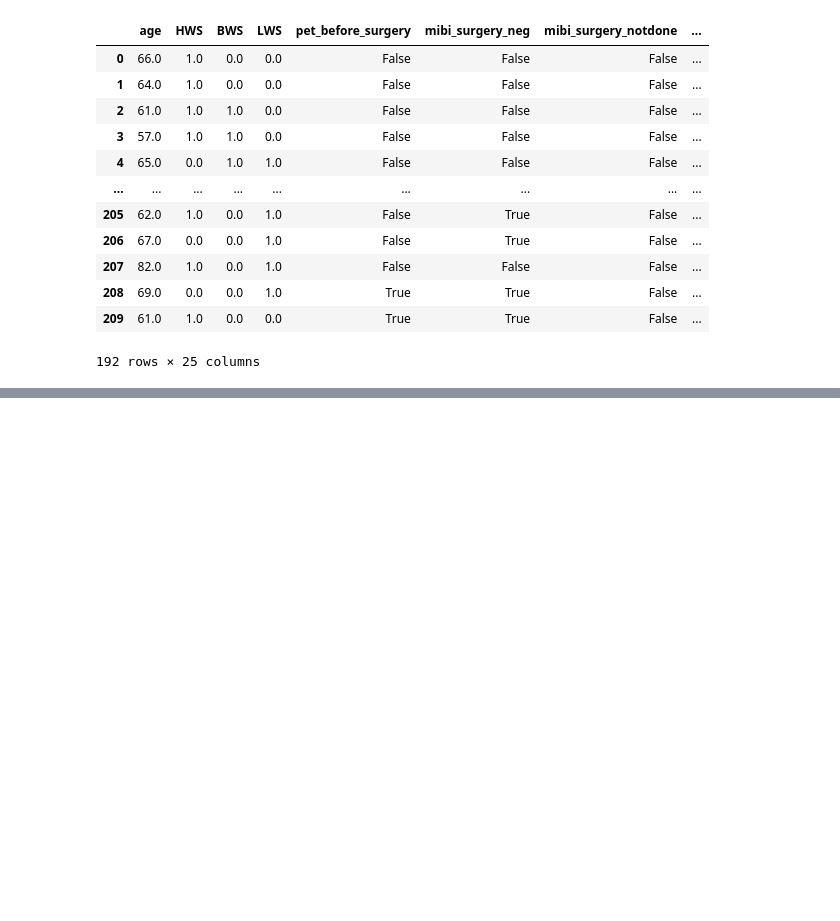
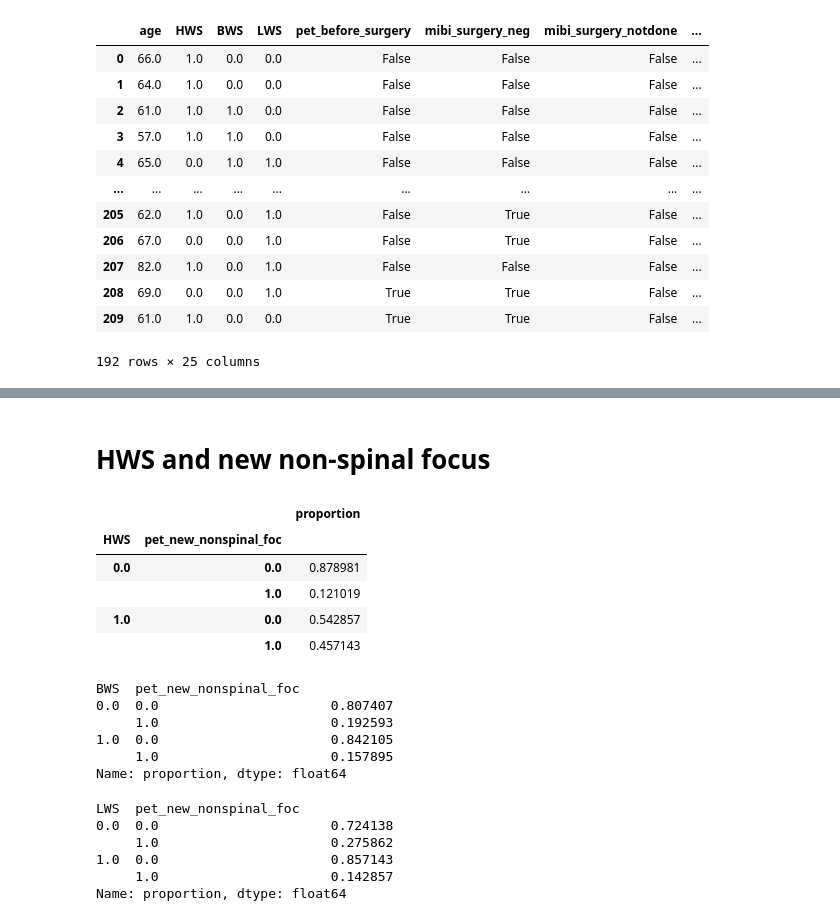
Before and after one commit to ursueugen/pet-discitis, a Jupyter notebook: 01_Explore.ipynb, the cells around one changed output, grey strips where cells are left out. Cells and saved outputs as stored; diff of their text form; code cells hidden in the pictures; blank space fills up the shorter version.

```diff
--- a/01_Explore.ipynb
+++ b/01_Explore.ipynb
@@ -342,0 +496,30 @@ profile_sel.to_file("report_processed_selected.html")
+# %% [markdown]
+# HWS and new non-spinal focus
+# %%
+# Counts and percentages of new non-spinal focus per region (HWS, BWS, LWS)
+pd.DataFrame(df_sel[['HWS', 'pet_new_nonspinal_foc']].groupby('HWS')['pet_new_nonspinal_foc'].value_counts(normalize=True))
+# %% [output]
+|  |  | proportion |
+| HWS | pet_new_nonspinal_foc |  |
+| 0.0 | 0.0 | 0.878981 |
+|  | 1.0 | 0.121019 |
+| 1.0 | 0.0 | 0.542857 |
+|  | 1.0 | 0.457143 |
+# %%
+df_sel[['BWS', 'pet_new_nonspinal_foc']].groupby('BWS')['pet_new_nonspinal_foc'].value_counts(normalize=True)
+# %% [output]
+BWS  pet_new_nonspinal_foc
+0.0  0.0                      0.807407
+     1.0                      0.192593
+1.0  0.0                      0.842105
+     1.0                      0.157895
+Name: proportion, dtype: float64
+# %%
+df_sel[['LWS', 'pet_new_nonspinal_foc']].groupby('LWS')['pet_new_nonspinal_foc'].value_counts(normalize=True)
+# %% [output]
+LWS  pet_new_nonspinal_foc
+0.0  0.0                      0.724138
+     1.0                      0.275862
+1.0  0.0                      0.857143
+     1.0                      0.142857
+Name: proportion, dtype: float64
```
Also changed, not shown: parts of 13 cells of this notebook, 1 other file.
